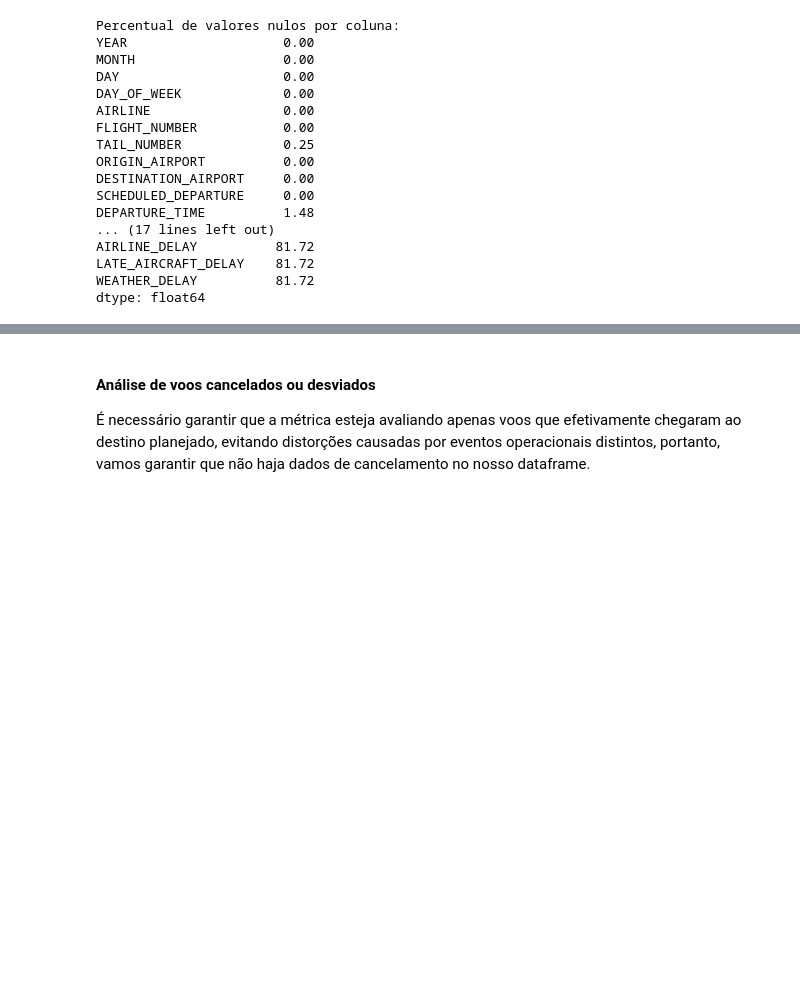
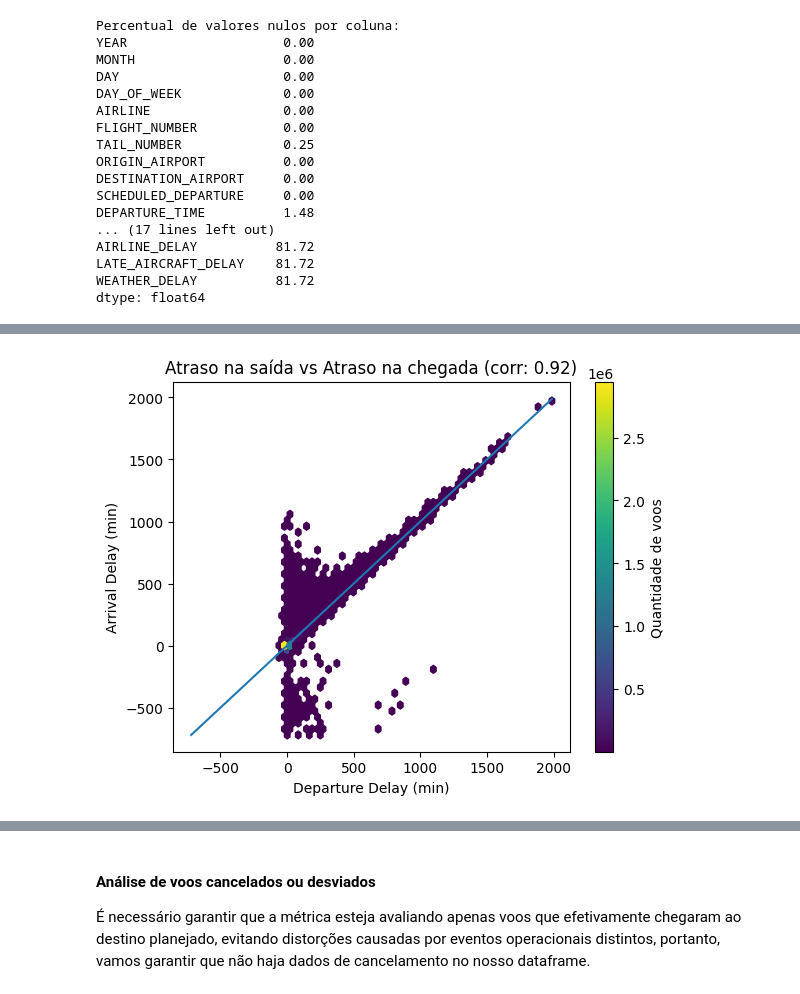
Before and after one commit to anacarolineas/tech-challenge-flights, a Jupyter notebook: analise_atrasos_voos.ipynb, the cells around one changed output, grey strips where cells are left out. Cells and saved outputs as stored; diff of their text form; code cells hidden in the pictures; blank space fills up the shorter version.

```diff
--- a/analise_atrasos_voos.ipynb
+++ b/analise_atrasos_voos.ipynb
@@ -193,0 +299,35 @@ plt.show()
+# %%
+# Seleciona apenas as colunas necessárias e remove NaNs
+df_hex = df[["DEPARTURE_DELAY", "ARRIVAL_DELAY"]].dropna()
+
+x = df_hex["DEPARTURE_DELAY"]
+y = df_hex["ARRIVAL_DELAY"]
+
+corr = x.corr(y)
+
+plt.figure()
+hb = plt.hexbin(
+    x,
+    y,
+    gridsize=50,
+    mincnt=1
+)
+
+plt.xlabel("Departure Delay (min)")
+plt.ylabel("Arrival Delay (min)")
+plt.title(f"Atraso na saída vs Atraso na chegada (corr: {corr:.2f})")
+
+# Linha de referência y = x (propagação do atraso)
+min_val = min(x.min(), y.min())
+max_val = max(x.max(), y.max())
+plt.plot(
+    [min_val, max_val],
+    [min_val, max_val]
+)
+
+# Barra de cor (densidade)
+plt.colorbar(hb, label="Quantidade de voos")
+
+plt.show()
+# %% [output]
+[figure, added]
```
Also changed, not shown: parts of 13 cells of this notebook.
